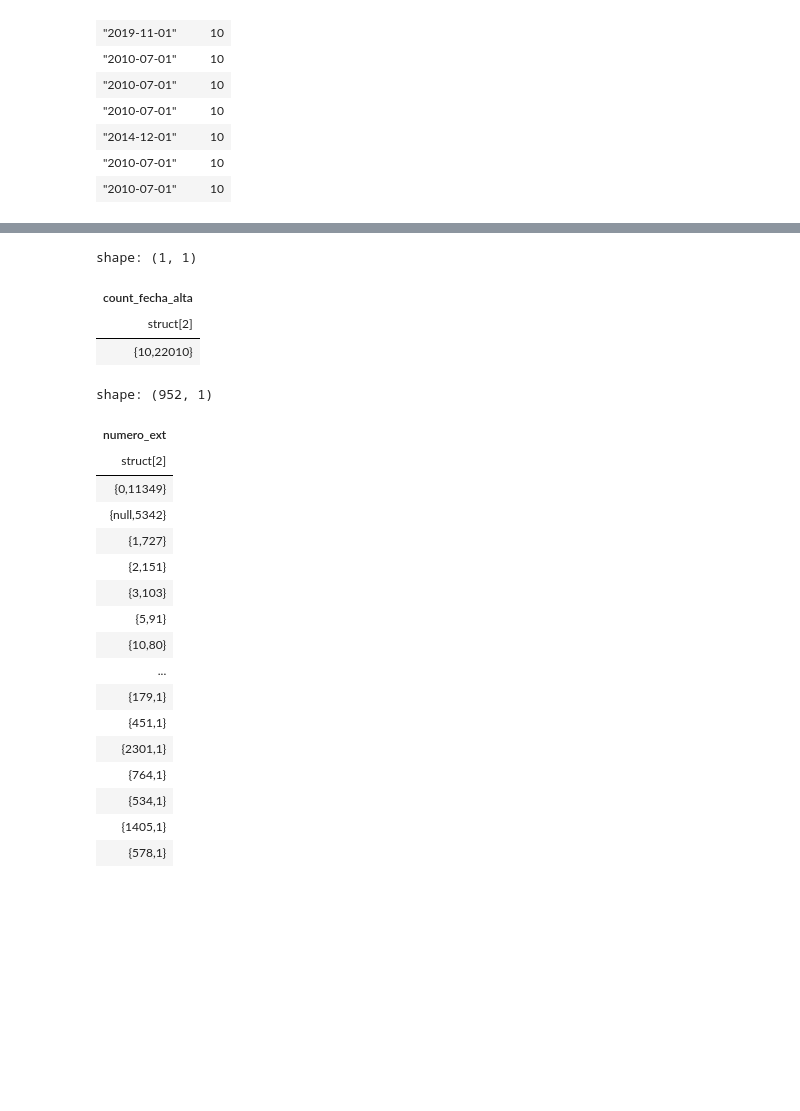
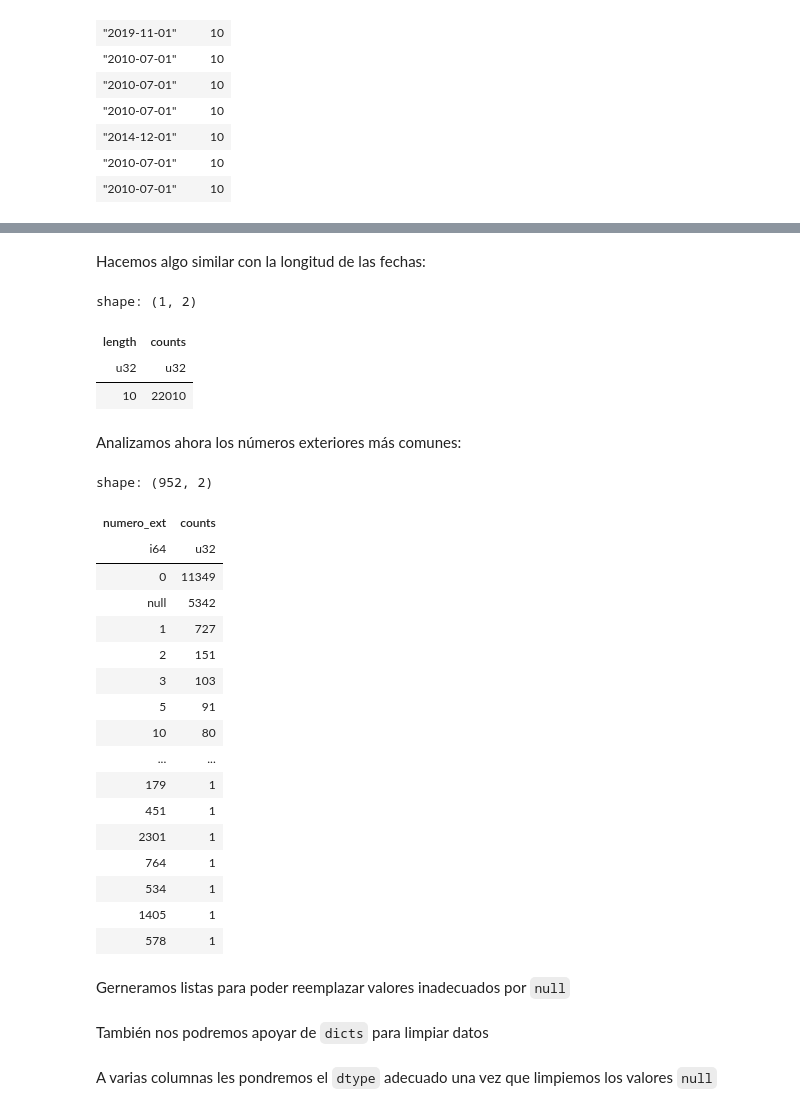
Before and after one commit to gmbmx/zophia-polars, a Jupyter notebook: notebooks/03_polars_transform.ipynb, the cells around one changed output, grey strips where cells are left out. Saved outputs shown, nothing was run; the diff lists cells and outputs as text; code cells hidden in the pictures; blank space fills up the shorter version.

```diff
--- a/notebooks/03_polars_transform.ipynb
+++ b/notebooks/03_polars_transform.ipynb
@@ -4,6 +4,9 @@
 Usaremos el dataset del Inegi para esta sección. El dataset de Taxis de NY se usará tanto en los ejericicos así como opción para el proyecto final.
 # %%
 import polars as pl
+pl.Config.set_tbl_rows(15) #Esta config controla la cantidad de filas en print y display en Jupyter
+pl.Config.set_tbl_cols(50) #Cantidad de columnas a desplegar
+pl.Config.set_fmt_str_lengths(100) #Longitud de las cadenas a desplegar
 
 with open('../data/inegi.csv', 'r', encoding='latin1') as fh:
     polars_df = pl.read_csv(fh.read().encode('utf-8'))
@@ -109,33 +434,42 @@ shape: (17, 1)
+# %% [markdown]
+Hacemos algo similar con la longitud de las fechas:
 # %%
 analisis_fecha.select(pl.col('length')
             .value_counts(sort=True)
-            .alias('count_fecha_alta'))
+            .alias('length_fecha_alta')) \
+        .unnest('length_fecha_alta')
 # %% [output]
-shape: (1, 1)
+shape: (1, 2)
-| count_fecha_alta |
-| struct[2] |
-| {10,22010} |
+| length | counts |
+| u32 | u32 |
+| 10 | 22010 |
+# %% [markdown]
+Analizamos ahora los números exteriores más comunes:
 # %%
-polars_df.select(pl.col('numero_ext').value_counts(sort=True))
+polars_df.select(
+    numero_ext_count = pl.col('numero_ext').value_counts(sort=True),
+).unnest('numero_ext_count')
 # %% [output]
-shape: (952, 1)
+shape: (952, 2)
-| numero_ext |
-| struct[2] |
-| {0,11349} |
-| {null,5342} |
-| {1,727} |
-| {2,151} |
-| {3,103} |
-| {5,91} |
-| {10,80} |
-| ... |
-| {179,1} |
-| {451,1} |
-| {2301,1} |
-| {764,1} |
-| {534,1} |
-| {1405,1} |
-| {578,1} |
+| numero_ext | counts |
+| i64 | u32 |
+| 0 | 11349 |
+| null | 5342 |
+| 1 | 727 |
+| 2 | 151 |
+| 3 | 103 |
+| 5 | 91 |
+| 10 | 80 |
+| ... | ... |
+| 179 | 1 |
+| 451 | 1 |
+| 2301 | 1 |
+| 764 | 1 |
+| 534 | 1 |
+| 1405 | 1 |
+| 578 | 1 |
+# %% [markdown]
+Gerneramos listas para poder reemplazar valores inadecuados por `null`
 # %%
 string_nulls = ['CALLE',
                  'NINGUNO',
@@ -147,3 +481,5 @@ string_nulls = ['CALLE',
                   'NULL']
 
 number_nulls = [0]
+# %% [markdown]
+También nos podremos apoyar de `dicts` para limpiar datos
@@ -149,0 +496,2 @@ number_nulls = [0]
+# %% [markdown]
+A varias columnas les pondremos el `dtype` adecuado una vez que limpiemos los valores `null`
```
Also changed, not shown: parts of 61 cells of this notebook.
